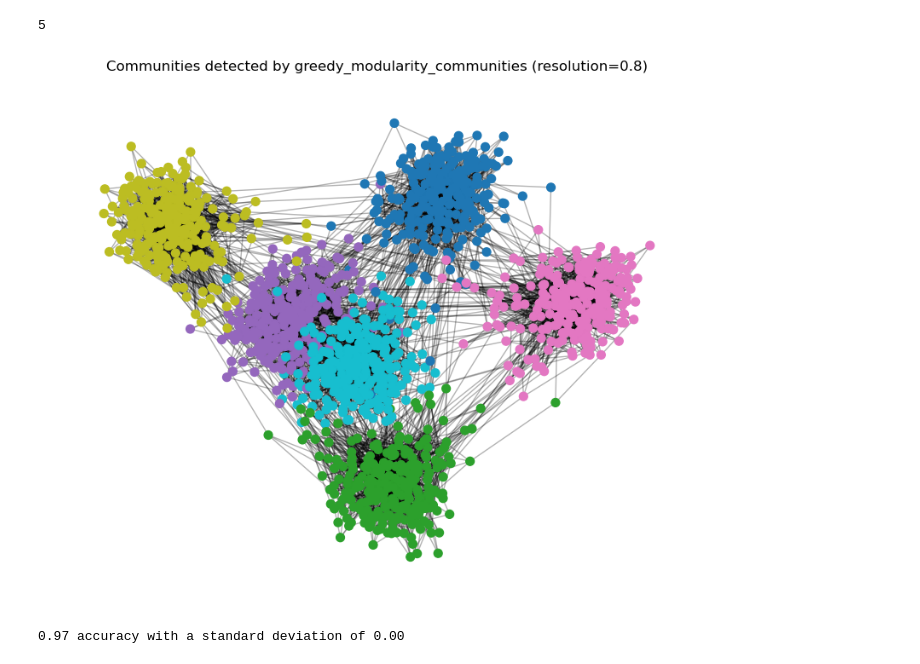
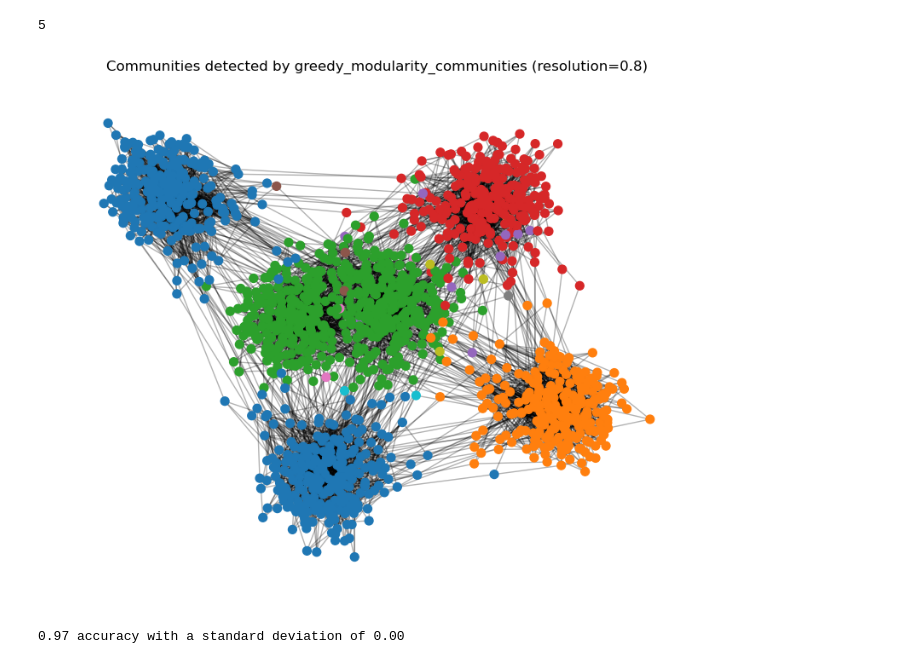
Before and after one commit to MrRyyper/Link-Prediction-and-Ethical-Implications, a Jupyter notebook: assignment 2 fods.ipynb, the cells around one changed output. Drawn from its saved outputs; the diff is of its cells as text; code cells hidden in the pictures.

```diff
--- a/assignment 2 fods.ipynb
+++ b/assignment 2 fods.ipynb
@@ -32,30 +32,30 @@ len(c)
 # %%
 import matplotlib.pyplot as plt
 import networkx as nx
 from networkx.algorithms.community import greedy_modularity_communities
 
 # Detect communities
-c = list(greedy_modularity_communities(G, resolution=1.5))
+c = list(greedy_modularity_communities(G, resolution=2.5))
 
 # Create a dictionary that maps each node to its community index
 community_map = {}
 for i, community in enumerate(c):
     for node in community:
         community_map[node] = i
 
 # Assign colors to nodes based on their community
 node_colors = [community_map[node] for node in G.nodes()]
 
 # Draw the network
 plt.figure(figsize=(10, 8))
-pos = nx.spring_layout(G, seed=10)  # layout for better visualization
+pos = nx.spring_layout(G, seed=15)  # layout for better visualization
 nx.draw_networkx_nodes(G, pos, node_color=node_colors, cmap=plt.cm.tab10, node_size=50)
 nx.draw_networkx_edges(G, pos, alpha=0.3)
 plt.title("Communities detected by greedy_modularity_communities (resolution=0.8)")
 plt.axis("off")
 plt.show()
 # %% [output]
-[figure, old version]
+[figure, new version]
 # %%
 import pandas as pd
 edges = []
```
Also changed, not shown: 8 other files.
